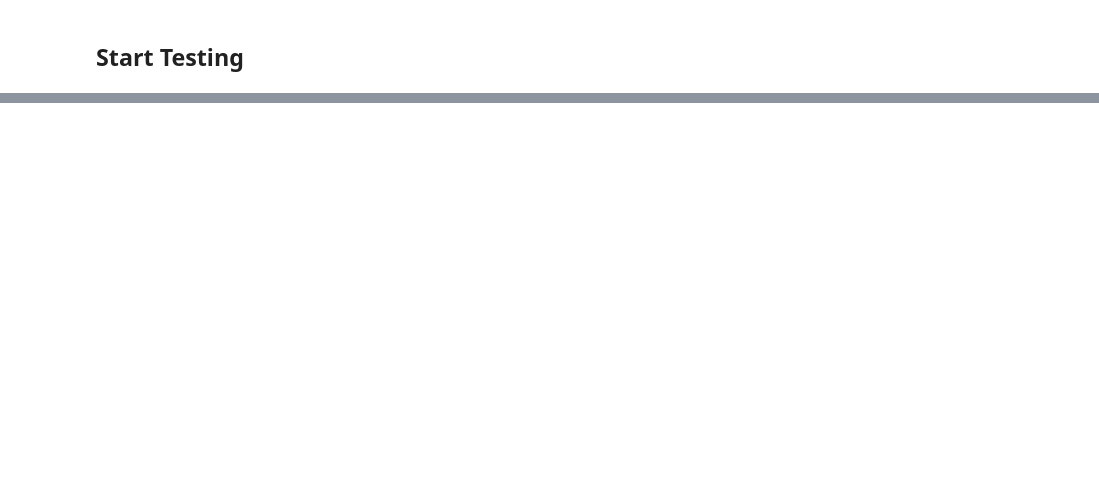
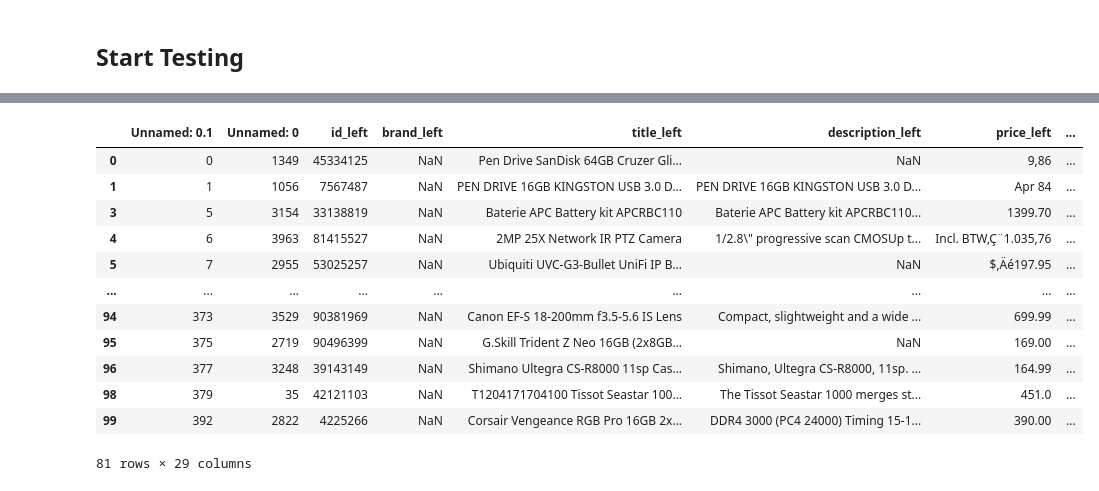
Before and after one commit to Aaron9812/FSS23Seminar, a Jupyter notebook: test_gpt4all.ipynb, the cells around one changed output, grey strips where cells are left out. Cells and saved outputs as stored; diff of their text form; code cells hidden in the pictures; blank space fills up the shorter version.

```diff
--- a/test_gpt4all.ipynb
+++ b/test_gpt4all.ipynb
@@ -133,3 +133,20 @@ df.head()
+# %%
+# Look at the wrong predictions
+df[df['chatbot_response_clean'] != df['label']]
+# %% [output]
+|  | Unnamed: 0.1 | Unnamed: 0 | id_left | brand_left | title_left | description_left | price_left | ... |
+| 0 | 0 | 1349 | 45334125 | NaN | Pen Drive SanDisk 64GB Cruzer Gli... | NaN | 9,86 | ... |
+| 1 | 1 | 1056 | 7567487 | NaN | PEN DRIVE 16GB KINGSTON USB 3.0 D... | PEN DRIVE 16GB KINGSTON USB 3.0 D... | Apr 84 | ... |
+| 3 | 5 | 3154 | 33138819 | NaN | Baterie APC Battery kit APCRBC110 | Baterie APC Battery kit APCRBC110... | 1399.70 | ... |
+| 4 | 6 | 3963 | 81415527 | NaN | 2MP 25X Network IR PTZ Camera | 1/2.8\" progressive scan CMOSUp t... | Incl. BTW‚Ç¨1.035,76 | ... |
+| 5 | 7 | 2955 | 53025257 | NaN | Ubiquiti UVC-G3-Bullet UniFi IP B... | NaN | $‚Äé197.95 | ... |
+| ... | ... | ... | ... | ... | ... | ... | ... | ... |
+| 94 | 373 | 3529 | 90381969 | NaN | Canon EF-S 18-200mm f3.5-5.6 IS Lens | Compact, slightweight and a wide ... | 699.99 | ... |
+| 95 | 375 | 2719 | 90496399 | NaN | G.Skill Trident Z Neo 16GB (2x8GB... | NaN | 169.00 | ... |
+| 96 | 377 | 3248 | 39143149 | NaN | Shimano Ultegra CS-R8000 11sp Cas... | Shimano, Ultegra CS-R8000, 11sp. ... | 164.99 | ... |
+| 98 | 379 | 35 | 42121103 | NaN | T1204171704100 Tissot Seastar 100... | The Tissot Seastar 1000 merges st... | 451.0 | ... |
+| 99 | 392 | 2822 | 4225266 | NaN | Corsair Vengeance RGB Pro 16GB 2x... | DDR4 3000 (PC4 24000) Timing 15-1... | 390.00 | ... |
+81 rows × 29 columns
 # %%
 # unique value counts of the chatbot response
 df['chatbot_response_clean'].value_counts()
```
Also changed, not shown: parts of 9 cells of this notebook, 21 other files.
